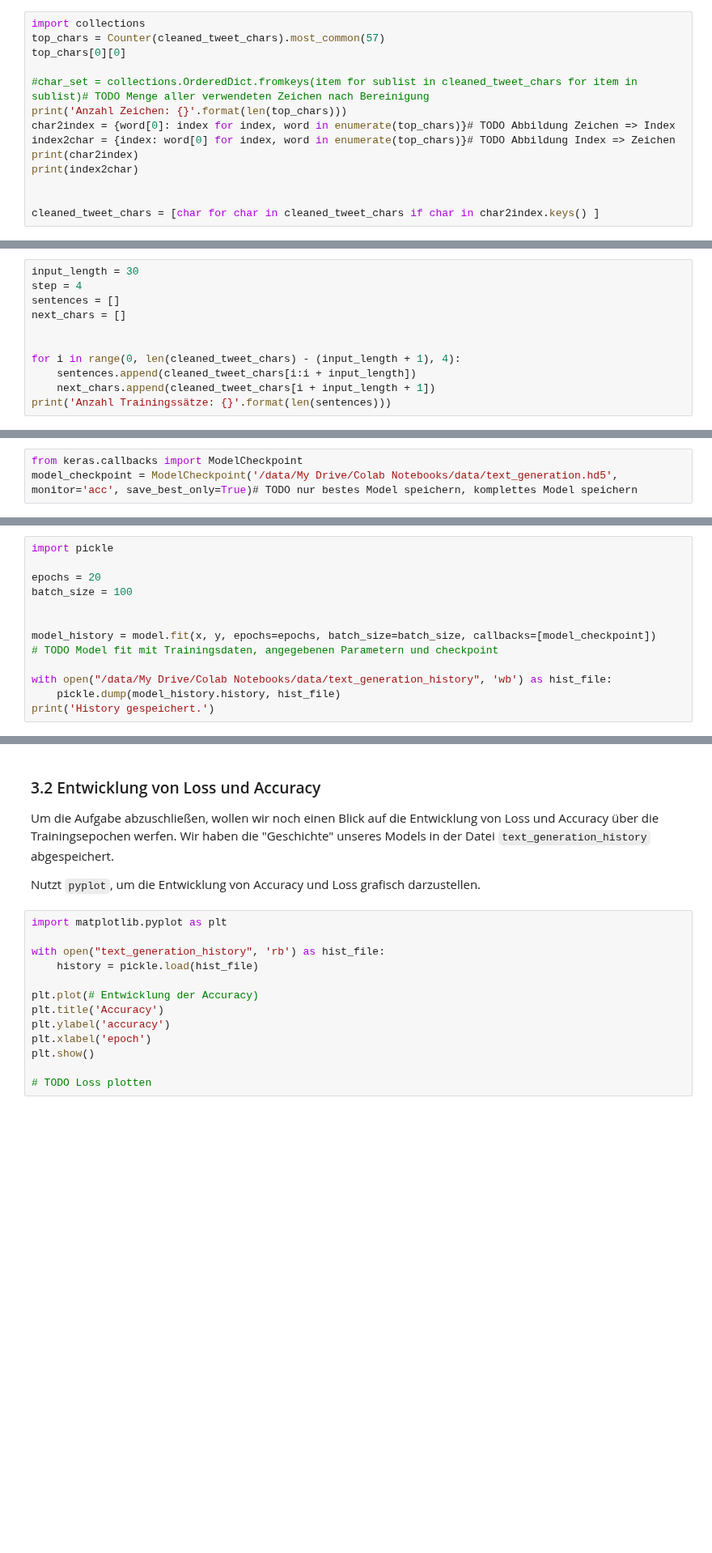
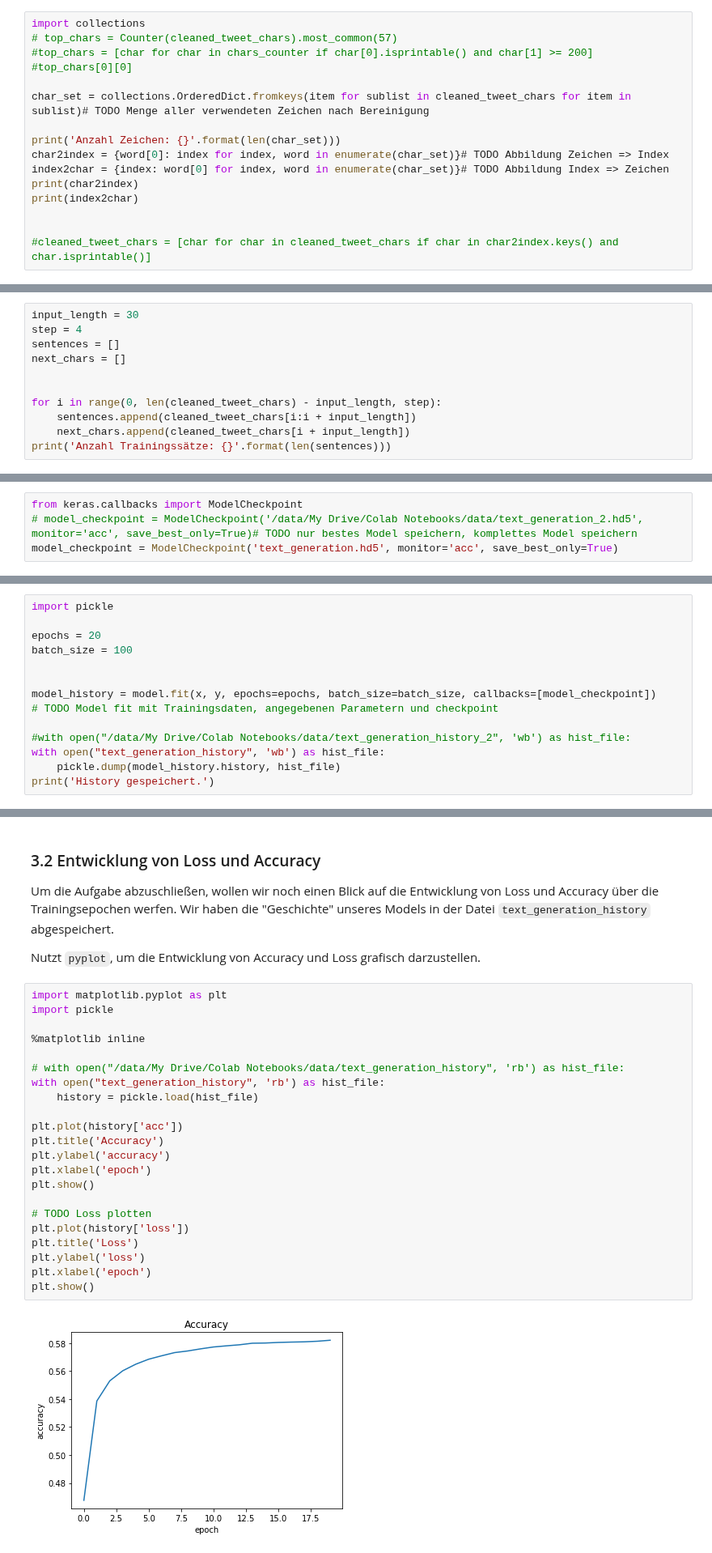
Before and after one commit to Nut/ailab, a Jupyter notebook: nlp/text_generation/text_generation_empty.ipynb, the cells around one changed output, grey strips where cells are left out. Shown at 81% size. Drawn from its saved outputs; the diff is of its cells as text; blank space fills up the shorter version.

````diff
--- a/nlp/text_generation/text_generation_empty.ipynb
+++ b/nlp/text_generation/text_generation_empty.ipynb
@@ -312,16 +325,18 @@ Um entscheiden zu können, an welcher Stelle wir die 1 setzen, müssen wir jedem
 Umgekehrt wollen wir auch zu jedem Index schnell das zugehörige Zeichen ermitteln können. Wir erstellen daher zwei Dictionaries: ```char2index``` für die Abbildung von Zeichen zu Index und ```index2char``` für die umgekehrte Abbildung von Index zu Zeichen.
 # %%
 import collections
-top_chars = Counter(cleaned_tweet_chars).most_common(57)
-top_chars[0][0]
+# top_chars = Counter(cleaned_tweet_chars).most_common(57)
+#top_chars = [char for char in chars_counter if char[0].isprintable() and char[1] >= 200]
+#top_chars[0][0]
 
-#char_set = collections.OrderedDict.fromkeys(item for sublist in cleaned_tweet_chars for item in sublist)# TODO Menge aller verwendeten Zeichen nach Bereinigung
-print('Anzahl Zeichen: {}'.format(len(top_chars)))
-char2index = {word[0]: index for index, word in enumerate(top_chars)}# TODO Abbildung Zeichen => Index
-index2char = {index: word[0] for index, word in enumerate(top_chars)}# TODO Abbildung Index => Zeichen
+char_set = collections.OrderedDict.fromkeys(item for sublist in cleaned_tweet_chars for item in sublist)# TODO Menge aller verwendeten Zeichen nach Bereinigung
+
+print('Anzahl Zeichen: {}'.format(len(char_set)))
+char2index = {word[0]: index for index, word in enumerate(char_set)}# TODO Abbildung Zeichen => Index
+index2char = {index: word[0] for index, word in enumerate(char_set)}# TODO Abbildung Index => Zeichen
 print(char2index)
 print(index2char)
 
 
-cleaned_tweet_chars = [char for char in cleaned_tweet_chars if char in char2index.keys() ]
+#cleaned_tweet_chars = [char for char in cleaned_tweet_chars if char in char2index.keys() and char.isprintable()]
 # %% [output]
@@ -338,8 +353,8 @@ sentences = []
 next_chars = []
 
 
-for i in range(0, len(cleaned_tweet_chars) - (input_length + 1), 4):
+for i in range(0, len(cleaned_tweet_chars) - input_length, step):
     sentences.append(cleaned_tweet_chars[i:i + input_length])
-    next_chars.append(cleaned_tweet_chars[i + input_length + 1])
+    next_chars.append(cleaned_tweet_chars[i + input_length])
 print('Anzahl Trainingssätze: {}'.format(len(sentences)))
 # %% [output]
@@ -446,7 +453,8 @@ with open("/data/My Drive/Colab Notebooks/data/text_generation_model.json", "w")
 Um unsere Trainingsfortschritte nicht zu verlieren, definieren wir uns eine Checkpoint-Funktion, die als Callback aufgerufen wird und den aktuellen Modelzustand abspeichert, solange das Modell besser ist, als das bisher gespeicherte Model. Gespeichert werden soll das komplette Model, nicht nur die Gewichte.
 # %%
 from keras.callbacks import ModelCheckpoint
-model_checkpoint = ModelCheckpoint('/data/My Drive/Colab Notebooks/data/text_generation.hd5', monitor='acc', save_best_only=True)# TODO nur bestes Model speichern, komplettes Model speichern
+# model_checkpoint = ModelCheckpoint('/data/My Drive/Colab Notebooks/data/text_generation_2.hd5', monitor='acc', save_best_only=True)# TODO nur bestes Model speichern, komplettes Model speichern
+model_checkpoint = ModelCheckpoint('text_generation.hd5', monitor='acc', save_best_only=True)
 # %% [markdown]
 Wir können unser Model nun trainieren. Um in ansehbarer Zeit Ergebnisse zu sehen, führen wir unser Training über 20 Epochen mit eine Batch-Size von 100 durch.
 
@@ -461,7 +469,8 @@ batch_size = 100
 model_history = model.fit(x, y, epochs=epochs, batch_size=batch_size, callbacks=[model_checkpoint])
 # TODO Model fit mit Trainingsdaten, angegebenen Parametern und checkpoint
 
-with open("/data/My Drive/Colab Notebooks/data/text_generation_history", 'wb') as hist_file:
+#with open("/data/My Drive/Colab Notebooks/data/text_generation_history_2", 'wb') as hist_file:
+with open("text_generation_history", 'wb') as hist_file:
     pickle.dump(model_history.history, hist_file)
 print('History gespeichert.')
 # %% [output]
@@ -547,14 +575,25 @@ Um die Aufgabe abzuschließen, wollen wir noch einen Blick auf die Entwicklung v
 Nutzt ```pyplot```, um die Entwicklung von Accuracy und Loss grafisch darzustellen.
 # %%
 import matplotlib.pyplot as plt
+import pickle
 
+%matplotlib inline
+
+# with open("/data/My Drive/Colab Notebooks/data/text_generation_history", 'rb') as hist_file:
 with open("text_generation_history", 'rb') as hist_file:
     history = pickle.load(hist_file)
 
-plt.plot(# Entwicklung der Accuracy)
+plt.plot(history['acc'])
 plt.title('Accuracy')
 plt.ylabel('accuracy')
 plt.xlabel('epoch')
 plt.show()
 
 # TODO Loss plotten
+plt.plot(history['loss'])
+plt.title('Loss')
+plt.ylabel('loss')
+plt.xlabel('epoch')
+plt.show()
+# %% [output]
+[figure, added]
````
Also changed, not shown: parts of 16 cells of this notebook, 3 other files.
